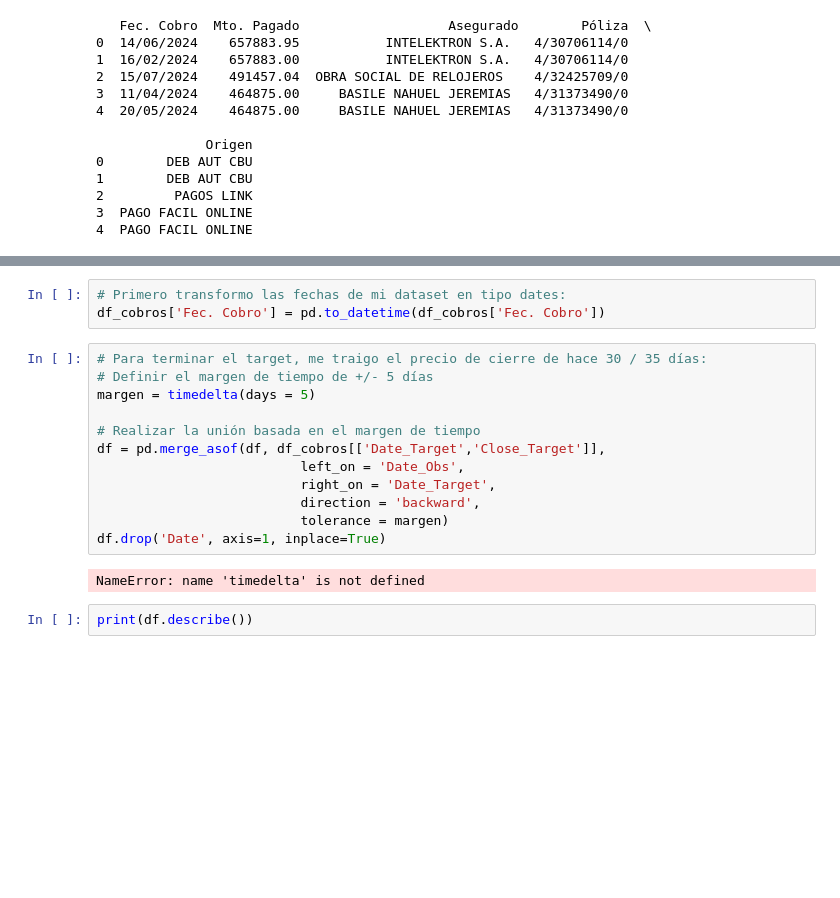
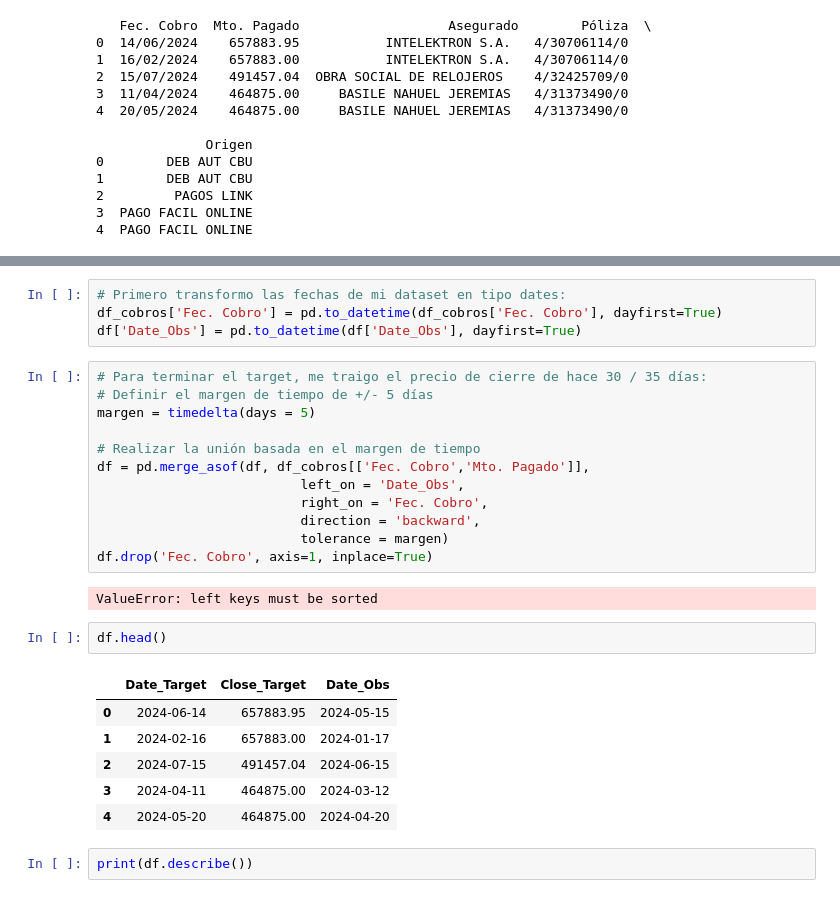
Before and after one commit to NicoPedrosa/data-science-61660, a Jupyter notebook: 1ER PREENTREGA/tabla-cobros.ipynb, the cells around one changed output, grey strips where cells are left out. Cells and saved outputs as stored; diff of their text form; blank space fills up the shorter version.

```diff
--- a/1ER PREENTREGA/tabla-cobros.ipynb
+++ b/1ER PREENTREGA/tabla-cobros.ipynb
@@ -106,20 +113,30 @@ df.head()
 # %%
 # Primero transformo las fechas de mi dataset en tipo dates:
-df_cobros['Fec. Cobro'] = pd.to_datetime(df_cobros['Fec. Cobro'])
+df_cobros['Fec. Cobro'] = pd.to_datetime(df_cobros['Fec. Cobro'], dayfirst=True)
+df['Date_Obs'] = pd.to_datetime(df['Date_Obs'], dayfirst=True)
 # %%
 # Para terminar el target, me traigo el precio de cierre de hace 30 / 35 días:
 # Definir el margen de tiempo de +/- 5 días
 margen = timedelta(days = 5)
 
 # Realizar la unión basada en el margen de tiempo
-df = pd.merge_asof(df, df_cobros[['Date_Target','Close_Target']],
+df = pd.merge_asof(df, df_cobros[['Fec. Cobro','Mto. Pagado']],
                           left_on = 'Date_Obs',
-                          right_on = 'Date_Target',
+                          right_on = 'Fec. Cobro',
                           direction = 'backward',
                           tolerance = margen)
-df.drop('Date', axis=1, inplace=True)
+df.drop('Fec. Cobro', axis=1, inplace=True)
 # %% [output]
-NameError: name 'timedelta' is not defined
+ValueError: left keys must be sorted
+# %%
+df.head()
+# %% [output]
+|  | Date_Target | Close_Target | Date_Obs |
+| 0 | 2024-06-14 | 657883.95 | 2024-05-15 |
+| 1 | 2024-02-16 | 657883.00 | 2024-01-17 |
+| 2 | 2024-07-15 | 491457.04 | 2024-06-15 |
+| 3 | 2024-04-11 | 464875.00 | 2024-03-12 |
+| 4 | 2024-05-20 | 464875.00 | 2024-04-20 |
 # %%
 print(df.describe())
 # %% [output]
```
Also changed, not shown: parts of 3 cells of this notebook.
